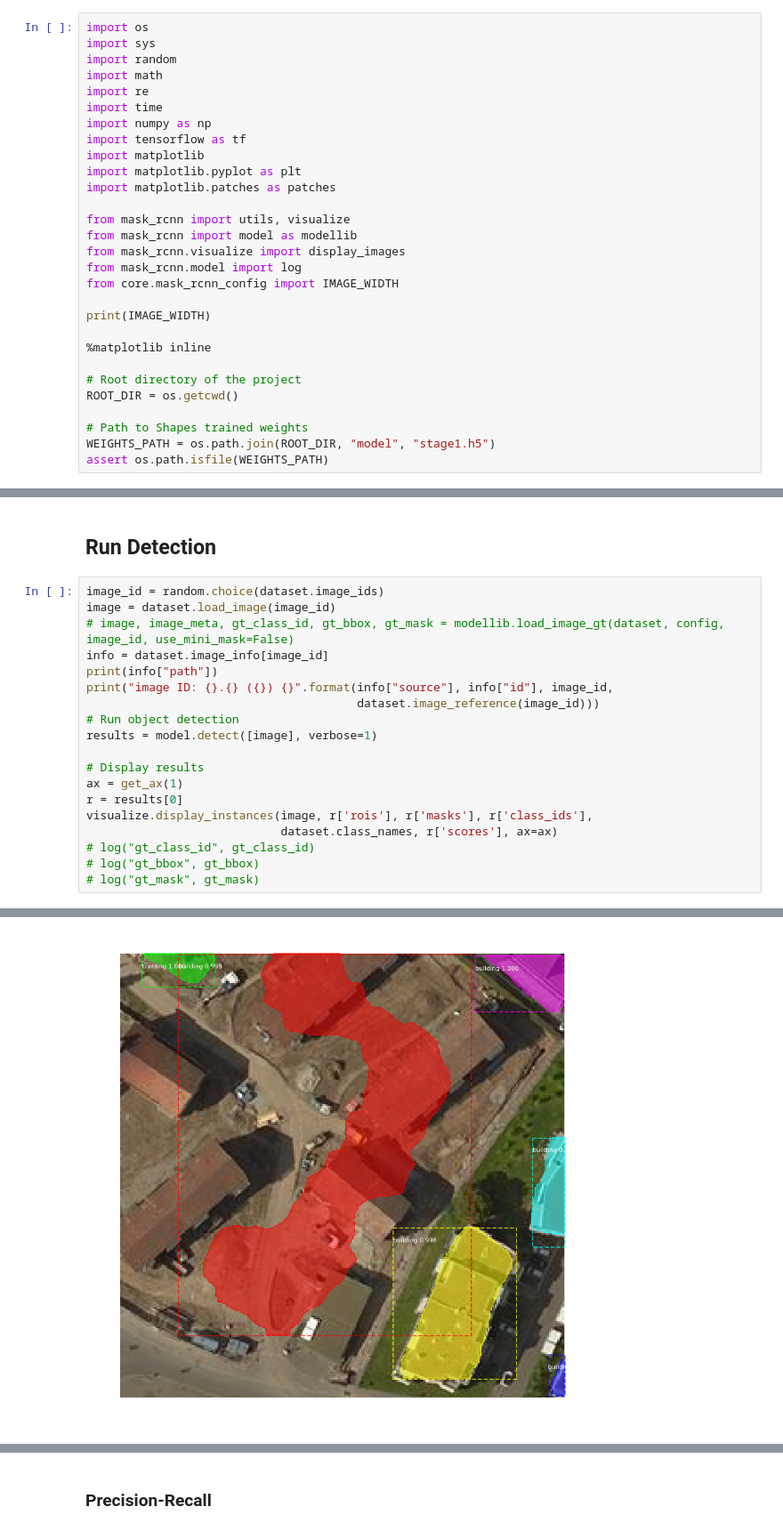
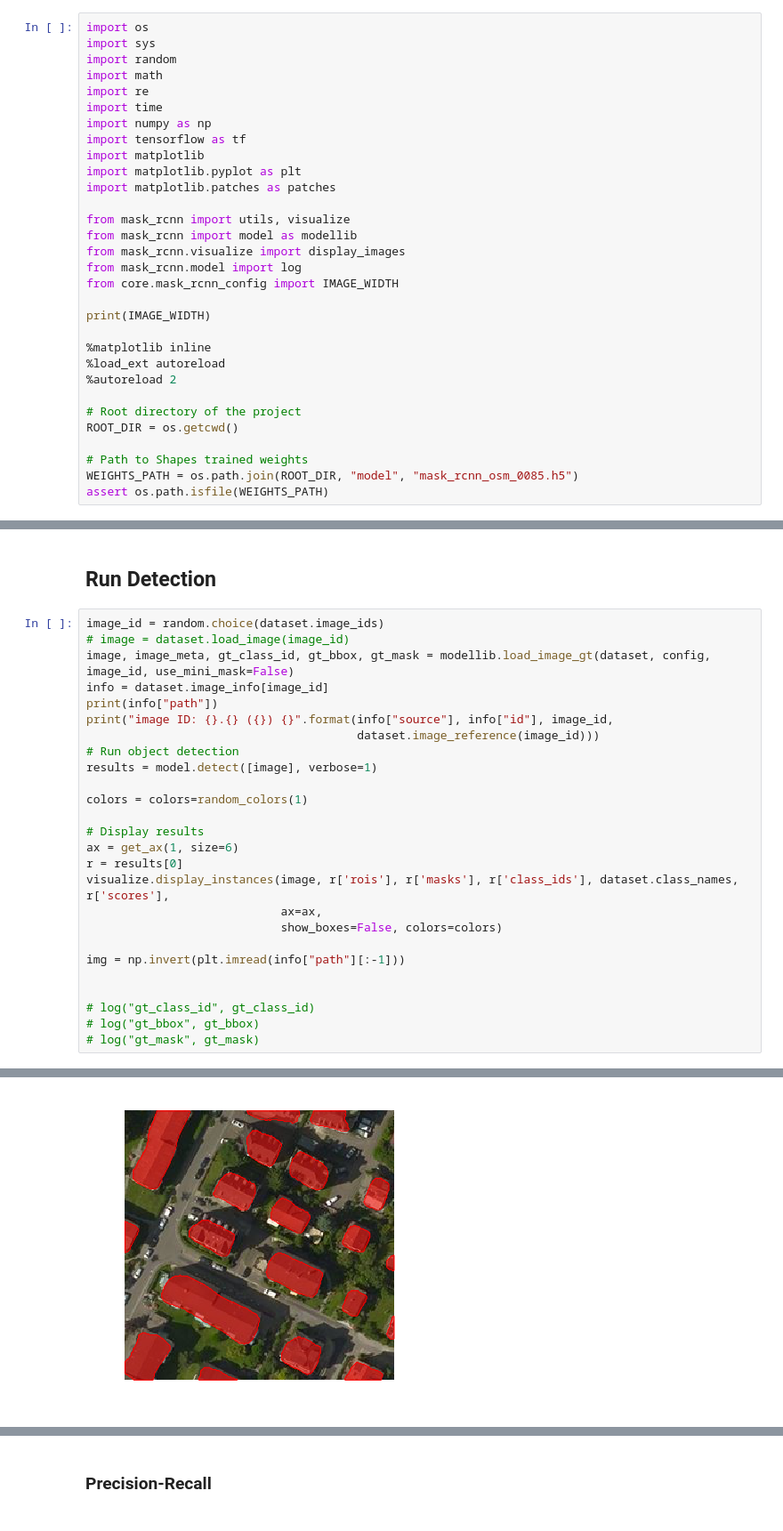
Before and after one commit to mnboos/osm-instance-segmentation, a Jupyter notebook: inspect_model.ipynb, the cells around one changed output, grey strips where cells are left out. Shown: that part at 89% size. Drawn from its saved outputs; the diff is of its cells as text.

```diff
--- a/inspect_model.ipynb
+++ b/inspect_model.ipynb
@@ -24,12 +24,14 @@ from core.mask_rcnn_config import IMAGE_WIDTH
 print(IMAGE_WIDTH)
 
 %matplotlib inline
+%load_ext autoreload
+%autoreload 2
 
 # Root directory of the project
 ROOT_DIR = os.getcwd()
 
 # Path to Shapes trained weights
-WEIGHTS_PATH = os.path.join(ROOT_DIR, "model", "stage1.h5")
+WEIGHTS_PATH = os.path.join(ROOT_DIR, "model", "mask_rcnn_osm_0085.h5")
 assert os.path.isfile(WEIGHTS_PATH)
 # %% [output]
 256
@@ -166,8 +174,8 @@ Done
 ## Run Detection
 # %%
 image_id = random.choice(dataset.image_ids)
-image = dataset.load_image(image_id)
-# image, image_meta, gt_class_id, gt_bbox, gt_mask = modellib.load_image_gt(dataset, config, image_id, use_mini_mask=False)
+# image = dataset.load_image(image_id)
+image, image_meta, gt_class_id, gt_bbox, gt_mask = modellib.load_image_gt(dataset, config, image_id, use_mini_mask=False)
 info = dataset.image_info[image_id]
 print(info["path"])
 print("image ID: {}.{} ({}) {}".format(info["source"], info["id"], image_id,
@@ -175,11 +183,18 @@ print("image ID: {}.{} ({}) {}".format(info["source"], info["id"], image_id,
 # Run object detection
 results = model.detect([image], verbose=1)
 
+colors = colors=random_colors(1)
+
 # Display results
-ax = get_ax(1)
+ax = get_ax(1, size=6)
 r = results[0]
-visualize.display_instances(image, r['rois'], r['masks'], r['class_ids'],
-                            dataset.class_names, r['scores'], ax=ax)
+visualize.display_instances(image, r['rois'], r['masks'], r['class_ids'], dataset.class_names, r['scores'],
+                            ax=ax,
+                            show_boxes=False, colors=colors)
+
+img = np.invert(plt.imread(info["path"][:-1]))
+
+
 # log("gt_class_id", gt_class_id)
 # log("gt_bbox", gt_bbox)
 # log("gt_mask", gt_mask)
@@ -192,2 +207,2 @@ molded_images            shape: (1, 256, 256, 3)      min: -120.70000  max:  151
 image_metas              shape: (1, 10)               min:    0.00000  max:  256.00000
-[figure, old version]
+[figure, new version]
```
Also changed, not shown: parts of 7 cells of this notebook, 5 other files.
